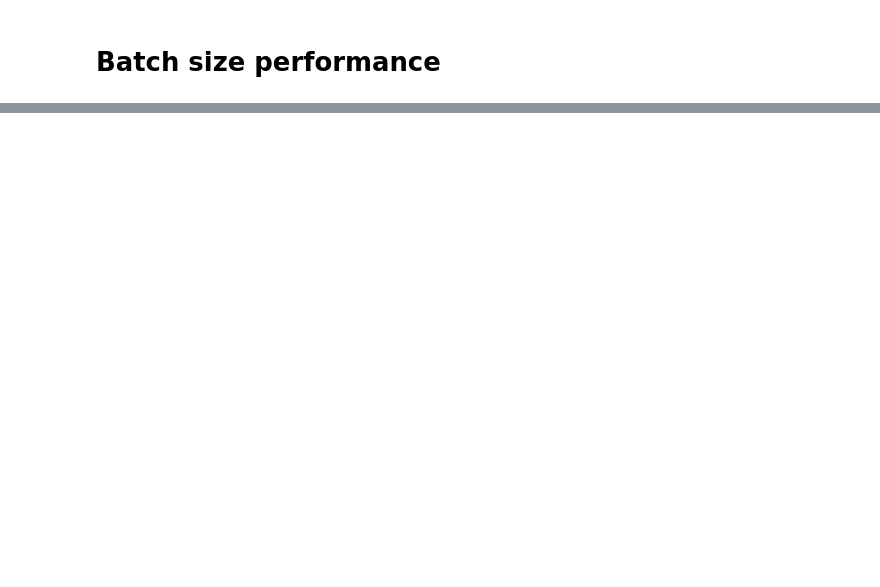
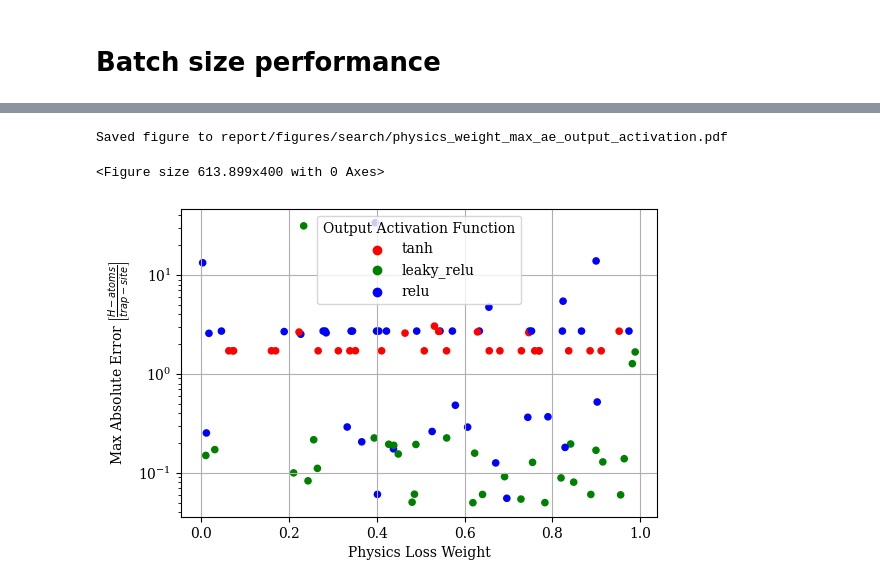
Before and after one commit to Davidxdydz/TrapDiffusion, a Jupyter notebook: Evaluation.ipynb, the cells around one changed output, grey strips where cells are left out. Saved outputs shown, nothing was run; the diff lists cells and outputs as text; code cells hidden in the pictures; blank space fills up the shorter version.

```diff
--- a/Evaluation.ipynb
+++ b/Evaluation.ipynb
@@ -105,0 +43,2 @@ best_model["mean_mae"], best_model["max_mae"], best_model["mass_loss_mean"], bes
+# %%
+df = load_search("random_search/SOSI fixed physics, 100")
@@ -105,0 +55,16 @@ best_model["mean_mae"], best_model["max_mae"], best_model["mass_loss_mean"], bes
+# %%
+plot(
+    df,
+    x="physics_weight",
+    y="max_ae",
+    c="output_activation",
+    xlabel="Physics Loss Weight",
+    ylabel="Max Absolute Error $\\left[\\frac{H-atoms}{trap-site}\\right]$",
+    clabel="Output Activation Function",
+    logy=True,
+    save=True,
+)
+# %% [output]
+Saved figure to report/figures/search/physics_weight_max_ae_output_activation.pdf
+<Figure size 613.899x400 with 0 Axes>
+[figure, added]
```
Also changed, not shown: parts of 36 cells of this notebook.
